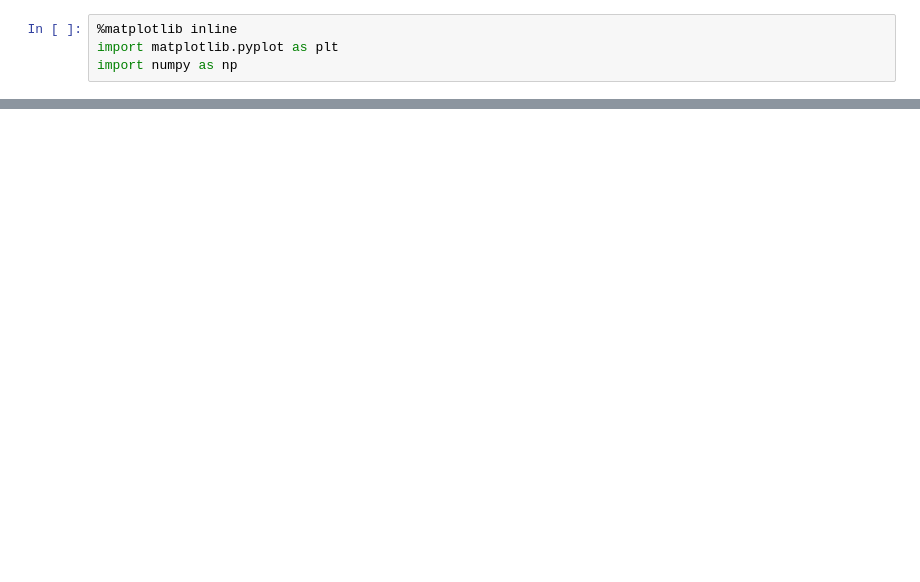
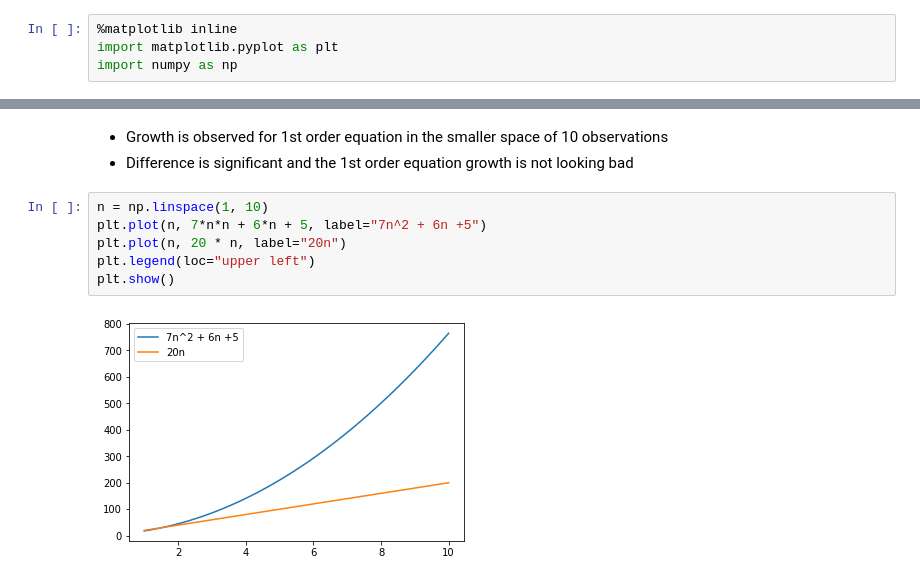
Before and after one commit to gowrishankarin/code_for_fun, a Jupyter notebook: algos/complexity/001_Complexity_Graphs.ipynb, the cells around one changed output, grey strips where cells are left out. Drawn from its saved outputs; the diff is of its cells as text; blank space fills up the shorter version.

```diff
--- a/algos/complexity/001_Complexity_Graphs.ipynb
+++ b/algos/complexity/001_Complexity_Graphs.ipynb
@@ -41 +104,12 @@ plt.show()
+# %% [markdown]
+- Growth is observed for 1st order equation in the smaller space of 10 observations
+- Difference is significant and the 1st order equation growth is not looking bad
+# %%
+n = np.linspace(1, 10)
+plt.plot(n, 7*n*n + 6*n + 5, label="7n^2 + 6n +5")
+plt.plot(n, 20 * n, label="20n")
+plt.legend(loc="upper left")
+plt.show()
+# %% [output]
+[figure, added]
 # %% [markdown]
```
Also changed, not shown: parts of 57 cells of this notebook.
